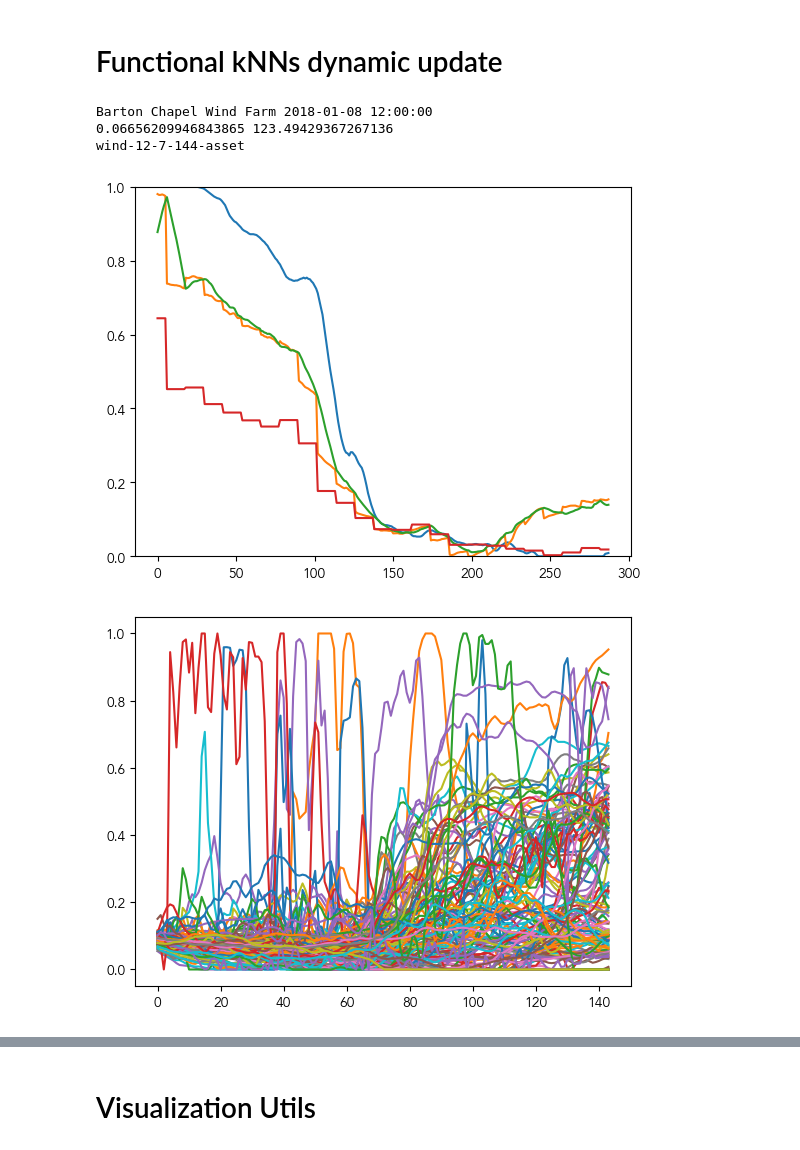
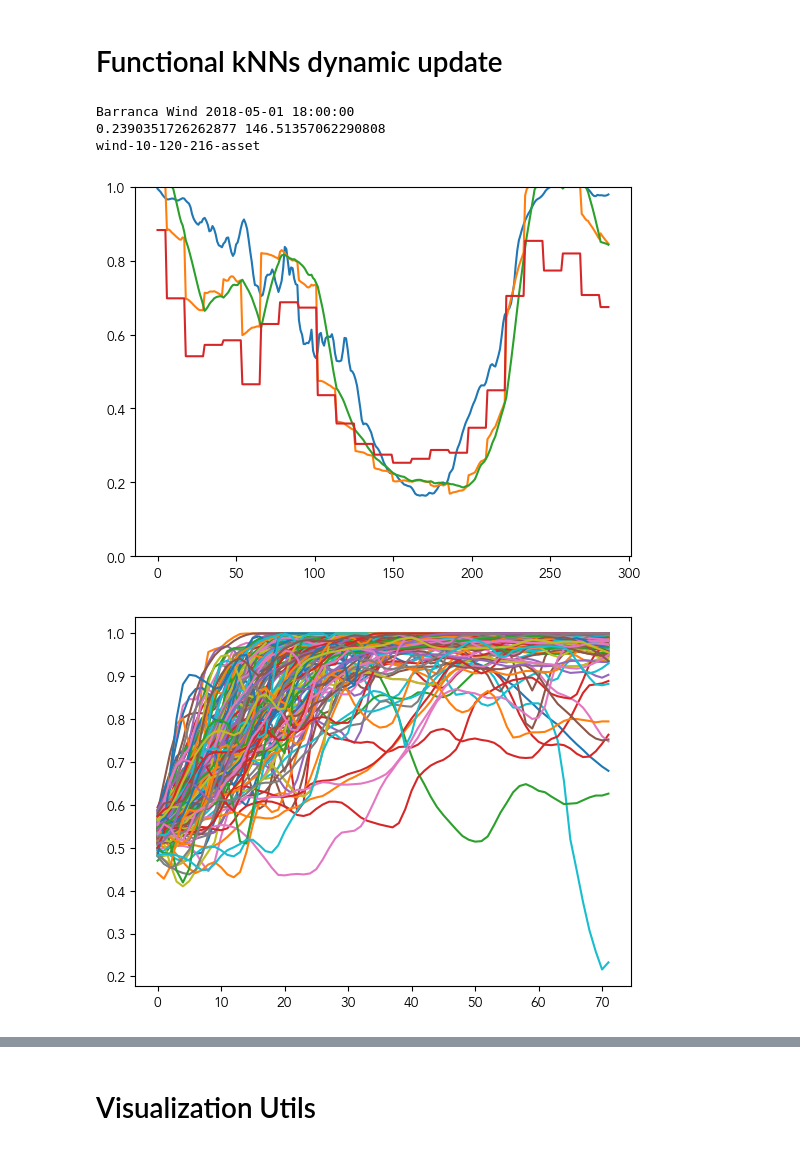
Before and after one commit to gterren/functional_forecast_dynamic_update, a Jupyter notebook: notebooks/wind_asset_ffc_viz.ipynb, the cells around one changed output, grey strips where cells are left out. Drawn from its saved outputs; the diff is of its cells as text; code cells hidden in the pictures.

Commit message:
final paper figures

```diff
--- a/notebooks/wind_asset_ffc_viz.ipynb
+++ b/notebooks/wind_asset_ffc_viz.ipynb
@@ -115,8 +115,8 @@ _init = {72: 1, 144: 2, 216: 2}
 exp_description="unbiased-025-6"
 _init = {72: 3, 144: 4, 216: 1}
 
-# exp_description="biased-025"
-# _init = {72: 5, 144: 2, 216: 1}
+exp_description="unbiased-025-7"
+_init = {72: 3, 144: 4, 216: 2}
 
 hyper_, envelope_ = loader.hyperparameters(
     _init,
@@ -316,9 +320,9 @@ print(growing_df.head(20))
 # Blanco Canyon 18 112 in 176
 # Black Jack Creek Wind 17 289
 
-day = 7
-asset = 12
-interval = 144
+day = 120
+asset = 10
+interval = 216
 
 _fdu = functional_dynamic_update(
     _distances = {"temporal": "seasonal_equinox",
@@ -363,35 +367,35 @@ M_ = _fdu.predict(
     kappa_0 = get_hyper(hyper_, "kappa_0", interval),
     kappa = get_hyper(hyper_, "kappa", interval),
     p_fusion = get_hyper(hyper_, "p_fusion", interval),
 )
 
 print(_fdu.xi, _fdu.ess)
 
 # Plotting variables
 e_biased_ = E_ts_biased_[day, :, asset]
 f_hat_ = F_ts_[day, interval:, asset]
 e_lin_ = E_ts_lin_[day, :, asset]
 x_ts_ = X_ts_[asset, :]
 e_ = E_ts_[day, :, asset]
 f_ = F_ts_[day, :interval, asset]
 
 file_name = f"{resource}-{asset}-{day}-{interval}-asset"
 print(file_name)
 
 plt.figure()
 plt.plot(F_ts_[day, :, asset])
 plt.plot(e_)
 plt.plot(e_lin_)
 plt.plot(e_biased_)
 plt.ylim(0, 1)
 plt.show()
 
 plt.figure()
 plt.plot(M_.T)
 plt.show()
 # %% [output]
-Barton Chapel Wind Farm 2018-01-08 12:00:00
-0.06656209946843865 123.49429367267136
-wind-12-7-144-asset
+Barranca Wind 2018-05-01 18:00:00
+0.2390351726262877 146.51357062290808
+wind-10-120-216-asset
-[figure, old version]
+[figure, new version]
-[figure, old version]
+[figure, new version]
```
Also changed, not shown: parts of 9 cells of this notebook, 18 other files.
